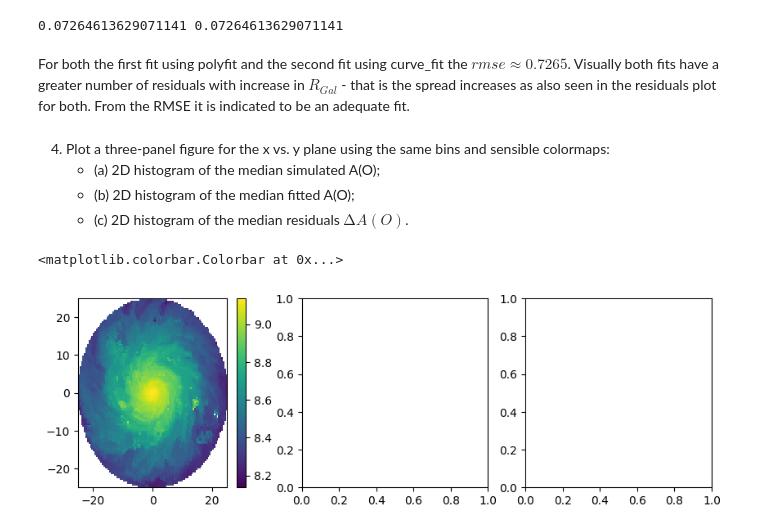
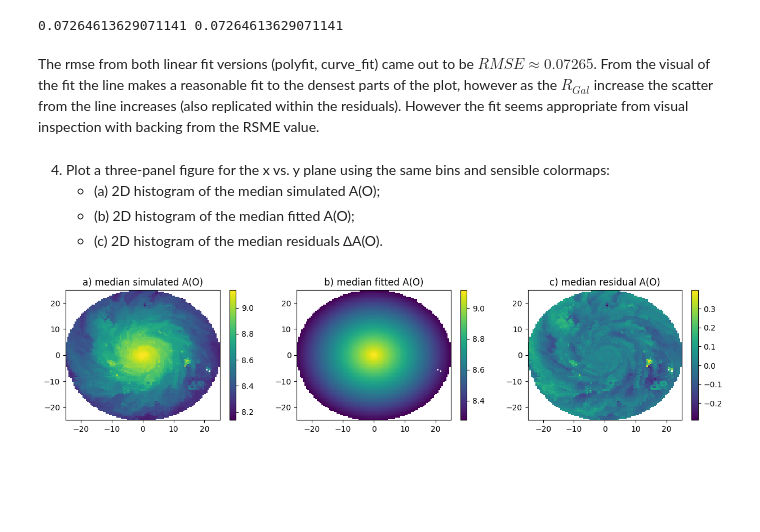
Before and after one commit to u7496134/Assignment_2, a Jupyter notebook: A.1.ipynb, the cells around one changed output. Cells and saved outputs as stored; diff of their text form; code cells hidden in the pictures; blank space fills up the shorter version.

Commit message:
3/3 plots done and saved for part 4

```diff
--- a/A.1.ipynb
+++ b/A.1.ipynb
@@ -288,34 +291,76 @@ rmse2 = np.sqrt(np.mean(resid2_2))
 print(rmse1, rmse2)
 # %% [output]
 0.07264613629071141 0.07264613629071141
-# %% [markdown]
-For both the first fit using polyfit and the second fit using curve_fit the $rmse \approx 0.7265$. Visually both fits have a greater number of residuals with increase in $R_{Gal}$ - that is the spread increases as also seen in the residuals plot for both. From the RMSE it is indicated to be an adequate fit.
-# %% [markdown]
-4. Plot a three-panel figure for the x vs. y plane using the same bins and sensible colormaps:
-    - (a) 2D histogram of the median simulated A(O);
-    - (b) 2D histogram of the median fitted A(O);
-    - (c) 2D histogram of the median residuals $∆A(O)$.
+# %% [markdown]
+The rmse from both linear fit versions (polyfit, curve_fit) came out to be $RMSE \approx 0.07265$. From the visual of the fit the line makes a reasonable fit to the densest parts of the plot, however as the $R_{Gal}$ increase the scatter from the line increases (also replicated within the residuals). However the fit seems appropriate from visual inspection with backing from the RSME value.
+# %% [markdown]
+4.  Plot a three-panel figure for the x vs. y plane using the same bins and sensible colormaps:
+    - (a) 2D histogram of the median simulated A(O);
+    - (b) 2D histogram of the median fitted A(O);
+    - (c) 2D histogram of the median residuals ∆A(O).
 # %%
-fig, (a, b , c) = plt.subplots(1,3,figsize=(10,3))
-# setting up required elements for (a)
-median_sim_ao, xedges_a, yedges_a, binnumber_a = binned_statistic_2d(
+fig, (a, b, c) = plt.subplots(1,3,figsize=(15,3))
+# Plotting 1/3 plots - a) 2D histogram of median simulated A(O)
+median_sim_ao, xedges_a, yedges_a, binnumber = binned_statistic_2d(
     x_pos,
     y_pos,
     a_o,
     statistic='median',
     bins=100
 )
 
-#plotting
 plot_a = a.pcolormesh(
     xedges_a,
     yedges_a,
     median_sim_ao.T,
-    shading='auto',
-    label="a) Median Simulated A(O)"
+    shading='auto'
 )
 
 fig.colorbar(plot_a, ax=a)
+a.set_title("a) median simulated A(O)")
+
+# Plotting 2/3 figures - b) 2D histogram of median fitted A(O)
+# this will look very similar to prior plotting however will focus on the fitted version instead: linear_fit
+ao_fit = linear_fit(r_gal, *popt)
+median_fit_ao, xedges_b, yedges_b, binnumber = binned_statistic_2d(
+    x_pos,
+    y_pos,
+    ao_fit,
+    statistic='median',
+    bins=100
+)
+
+plot_b = b.pcolormesh(
+    xedges_b,
+    yedges_b,
+    median_fit_ao.T,
+    shading='auto'
+)
+
+fig.colorbar(plot_b, ax=b)
+b.set_title("b) median fitted A(O)")
+
+# Plotting 3/3 figures - c) 2D histogram of median residuals
+# will be using resid2 from prior part: Q.3 part 3
+median_resid_ao, xedges_c, yedges_c, binnumber = binned_statistic_2d(
+    x_pos,
+    y_pos,
+    resid2,
+    statistic='median',
+    bins=100
+)
+
+plot_c = c.pcolormesh(
+    xedges_c,
+    yedges_c,
+    median_resid_ao.T,
+    shading='auto'
+)
+
+fig.colorbar(plot_c, ax=c)
+c.set_title("c) median residual A(O)")
+
+file_path = os.path.join('figures', 'q3_4_median_plots.png')
+plt.savefig(file_path)
 # %% [output]
-<matplotlib.colorbar.Colorbar at 0x...>
-[figure, old version]
+[figure, new version]
```
Also changed, not shown: parts of 6 cells of this notebook, 1 other file.
